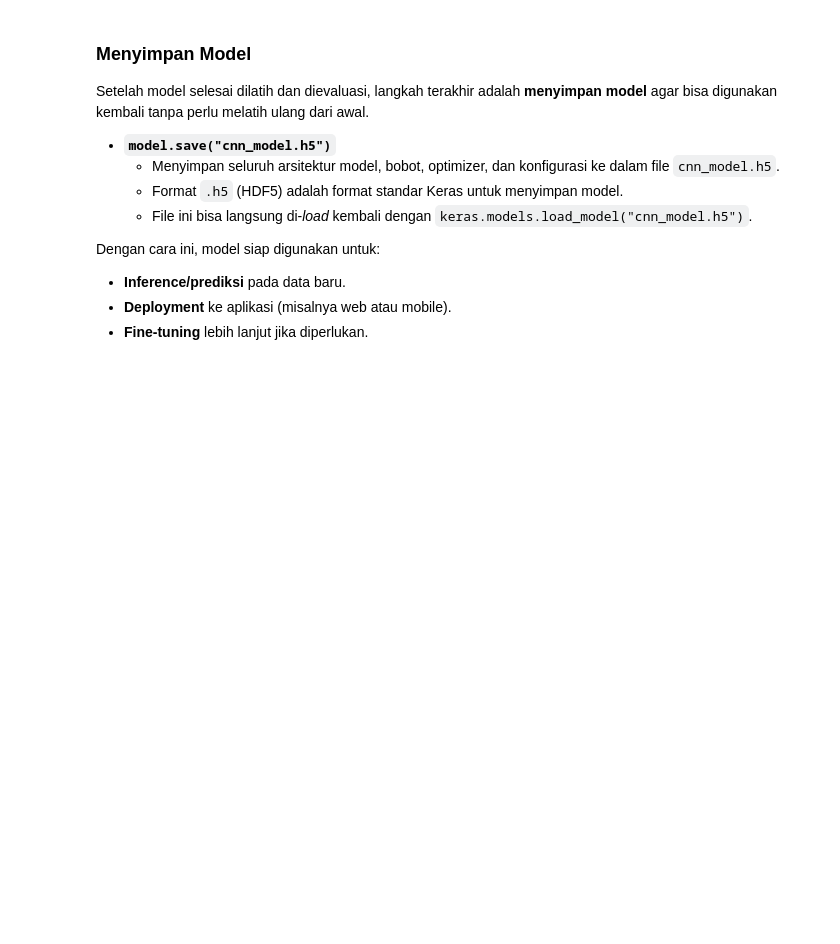
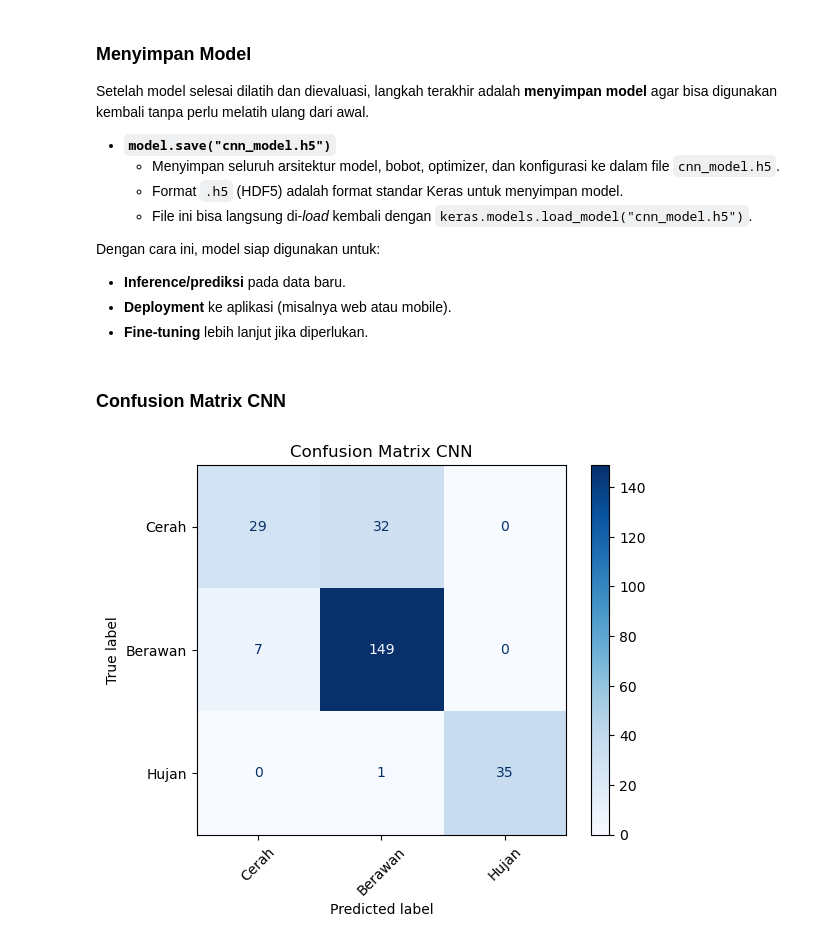
Before and after one commit to ClearSky-Tak/ClearSky-DeepLearning, a Jupyter notebook: Notebook/c_m_cnn.ipynb, the cells around one changed output. Cells and saved outputs as stored; diff of their text form; code cells hidden in the pictures; blank space fills up the shorter version.

```diff
--- a/Notebook/c_m_cnn.ipynb
+++ b/Notebook/c_m_cnn.ipynb
@@ -713,6 +712,28 @@ Dengan cara ini, model siap digunakan untuk:
 - **Inference/prediksi** pada data baru.
 - **Deployment** ke aplikasi (misalnya web atau mobile).
 - **Fine-tuning** lebih lanjut jika diperlukan.
+# %% [markdown]
+### Confusion Matrix CNN
+# %%
+import numpy as np
+import matplotlib.pyplot as plt
+from sklearn.metrics import ConfusionMatrixDisplay
+
+# Matriks custom
+cm = np.array([
+    [29, 32, 0],
+    [7, 149, 0],
+    [0, 1, 35]
+])
+
+class_names = ["Cerah", "Berawan", "Hujan"]  # contoh label kelas
+
+disp = ConfusionMatrixDisplay(confusion_matrix=cm, display_labels=class_names)
+disp.plot(cmap=plt.cm.Blues, xticks_rotation=45)
+plt.title("Confusion Matrix CNN")
+plt.show()
+# %% [output]
+[figure, added]
 # %%
 # Simpan
 model.save(r"../Result Model/cnn_model.h5")
```
Also changed, not shown: parts of 8 cells of this notebook, 1 other file.
